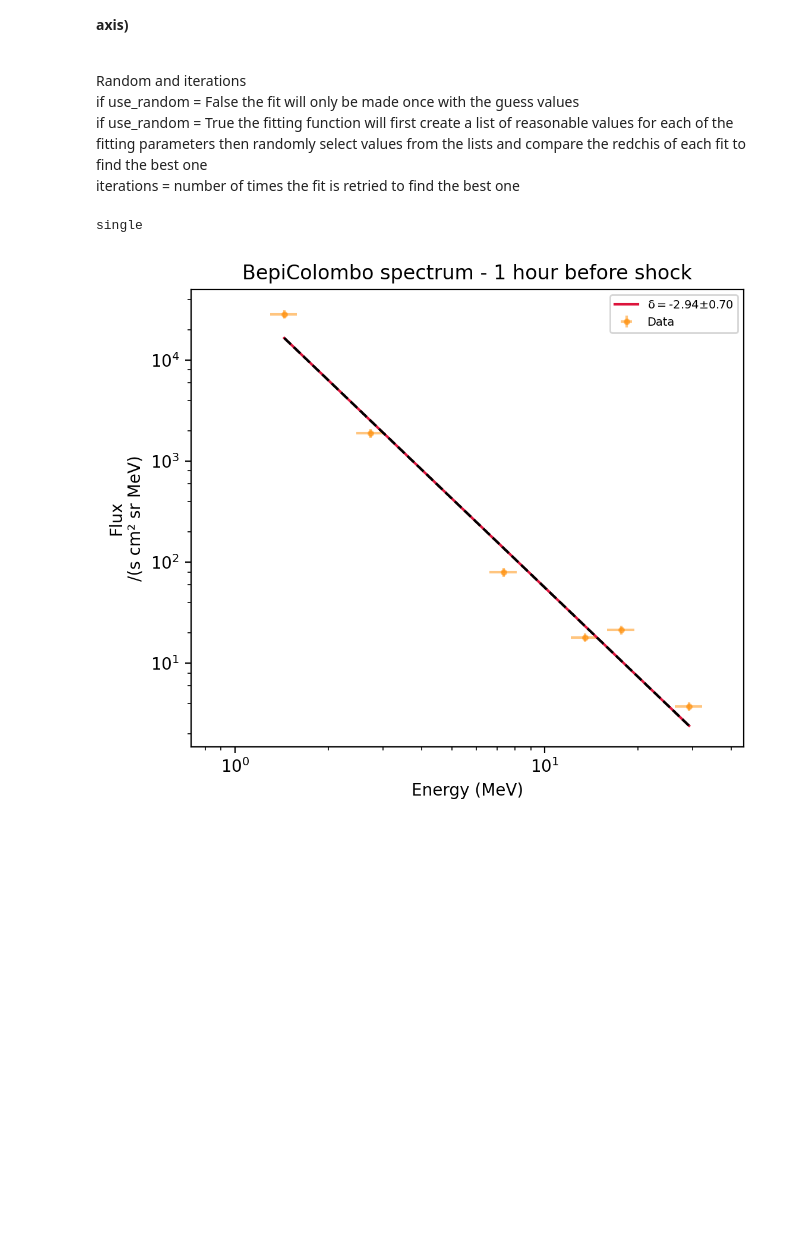
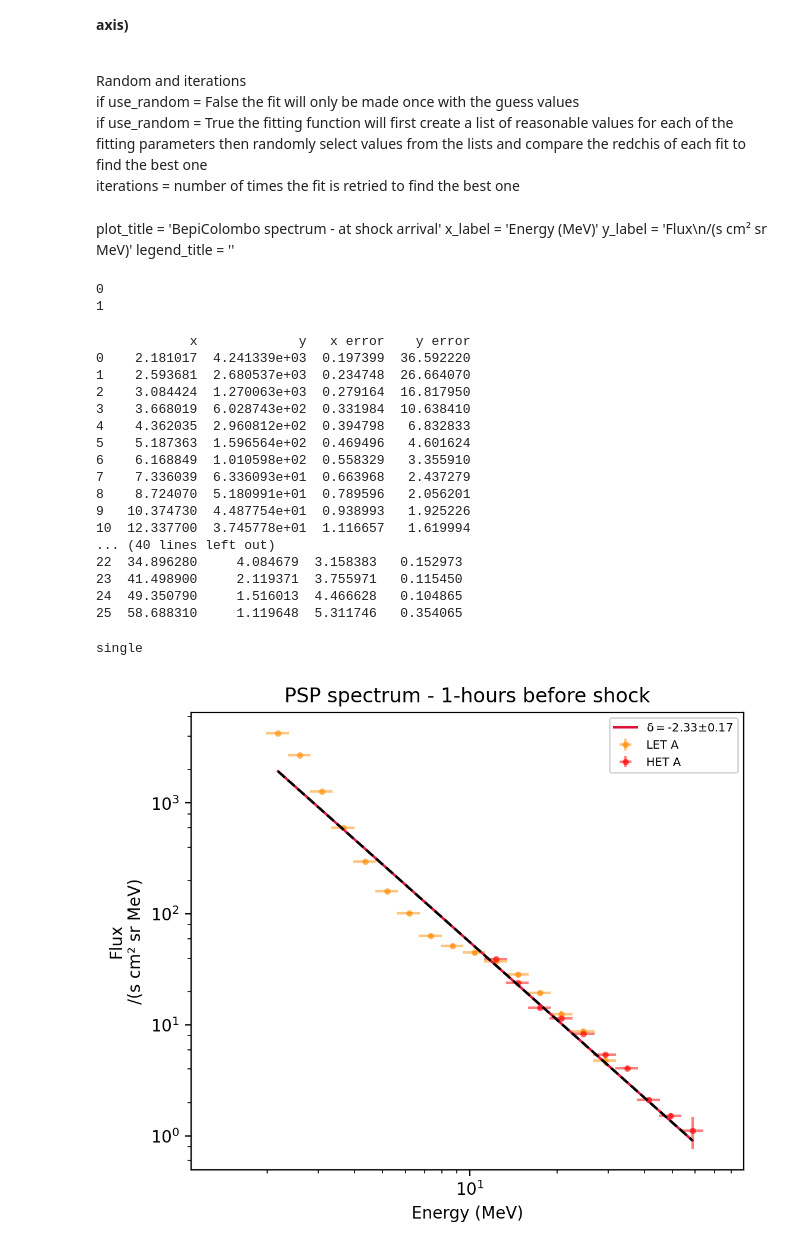
Before and after one commit to AnnamariaFedeli/SolOEPD-Plot-n-Fit-SEE, a Jupyter notebook: Notebook_fit_any_data.ipynb, the cells around one changed output. Cells and saved outputs as stored; diff of their text form; code cells hidden in the pictures; blank space fills up the shorter version.

```diff
--- a/Notebook_fit_any_data.ipynb
+++ b/Notebook_fit_any_data.ipynb
@@ -37,5 +56,5 @@ data_for_the_fit['y_err'] = y_err
 # %%
-plot_title = 'BepiColombo spectrum - 1 hour before shock'
+plot_title = 'PSP spectrum - 1-hours before shock'
 x_label = 'Energy (MeV)'
 y_label = 'Flux\n/(s cm² sr MeV)'
 legend_title = ''
@@ -63,7 +82,7 @@ which_fit = 'best'
 <br> iterations = number of times the fit is retried to find the best one
 # %%
 e_min =  None # in MeV
-e_max =	0.089 # in MeV
+e_max = None# in MeV
 
 g1_guess = -1.9 # gamma 1 -> spectral index before the break (or single pl)
 g2_guess = -2.5 # gamma 2 -> spectral index after the break (for broken pl)
@@ -71,21 +90,45 @@ g3_guess = -4.5 # gamma 3 -> spectral index after the second break (for triple p
 c1_guess = 1e3 # peak flux
 alpha_guess = 7.16 # sharpness of the first break
 beta_guess = 10 #sharpness of the second break
-break_guess_low = 0.06 #in MeV
-break_guess_high = 0.12
-cut_guess = 0.12 #in MeV
+break_guess_low = 9 #in MeV
+break_guess_high = 40
+cut_guess = 40 #in MeV
 
 #legend_details = False
 
 use_random = True
 iterations = 20
-# %%
-plot_title = 'BepiColombo spectrum - 1 hour before shock'
-x_label = 'Energy (MeV)'
-y_label = 'Flux\n/(s cm² sr MeV)'
-legend_title = ''
+# %% [markdown]
+plot_title = 'BepiColombo spectrum - at shock arrival'
+x_label = 'Energy (MeV)'
+y_label = 'Flux\n/(s cm² sr MeV)'
+legend_title = ''
+# %%
+data_list = [data_for_the_fit, data_for_the_fit2]
+for i in range(len(data_list)):
+    print(i)
+# %% [output]
+0
+1
 # %%
-run_all(path, data_for_the_fit, savefig = True, plot_title = plot_title, x_label = x_label, y_label = y_label, legend_title = legend_title, which_fit = 'best')
+run_all(path, data_list, savefig = True, plot_title = plot_title, x_label = x_label, y_label = y_label, legend_title = legend_title, data_label_for_legend = ['LET A', 'HET A'], which_fit = 'best', e_min = e_min, e_max = e_max)
 # %% [output]
-single
+            x             y   x error    y error
+0    2.181017  4.241339e+03  0.197399  36.592220
+1    2.593681  2.680537e+03  0.234748  26.664070
+2    3.084424  1.270063e+03  0.279164  16.817950
+3    3.668019  6.028743e+02  0.331984  10.638410
+4    4.362035  2.960812e+02  0.394798   6.832833
+5    5.187363  1.596564e+02  0.469496   4.601624
+6    6.168849  1.010598e+02  0.558329   3.355910
+7    7.336039  6.336093e+01  0.663968   2.437279
+8    8.724070  5.180991e+01  0.789596   2.056201
+9   10.374730  4.487754e+01  0.938993   1.925226
+10  12.337700  3.745778e+01  1.116657   1.619994
+... (40 lines left out)
+22  34.896280     4.084679  3.158383   0.152973
+23  41.498900     2.119371  3.755971   0.115450
+24  49.350790     1.516013  4.466628   0.104865
+25  58.688310     1.119648  5.311746   0.354065
+single
-[figure, old version]
+[figure, new version]
```
Also changed, not shown: parts of 5 cells of this notebook, 5 other files.
